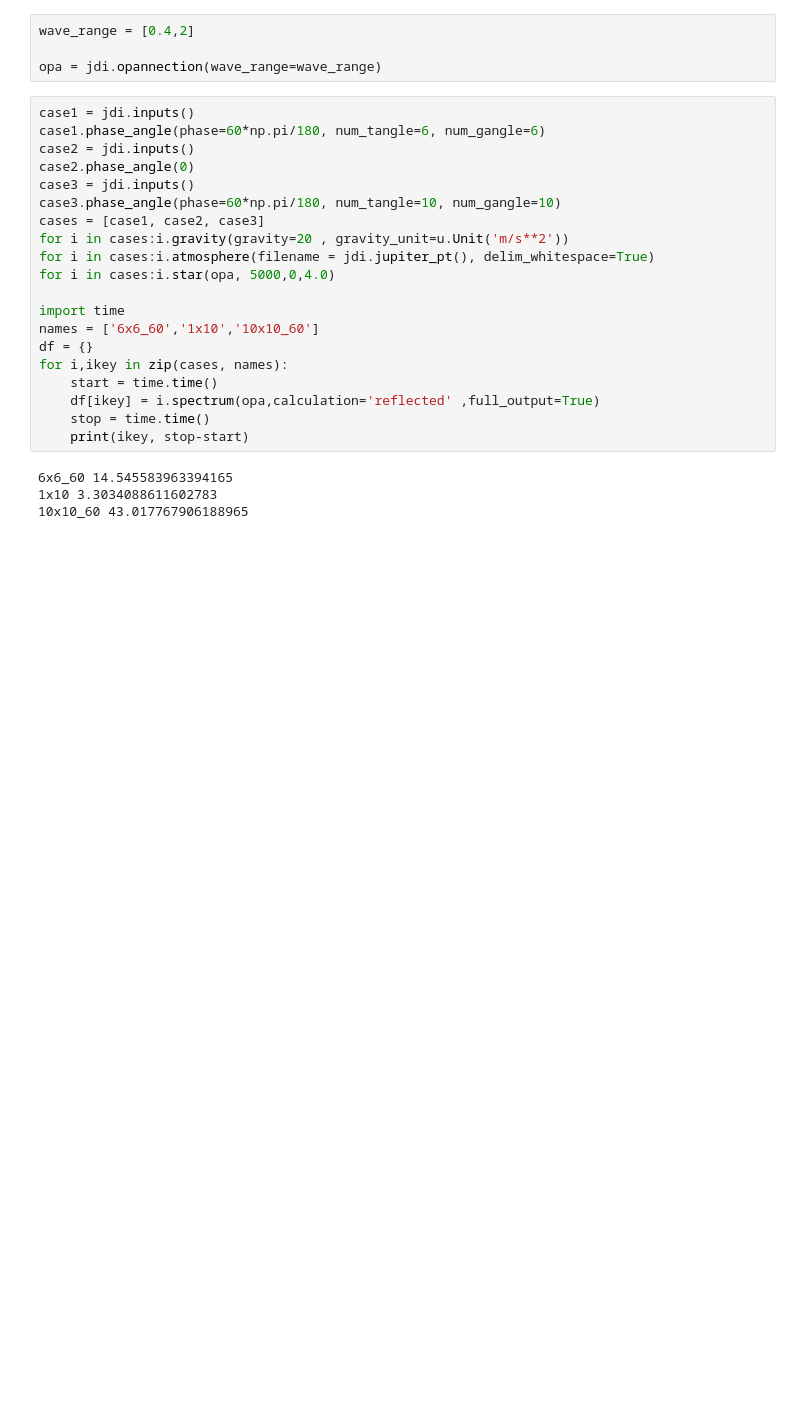
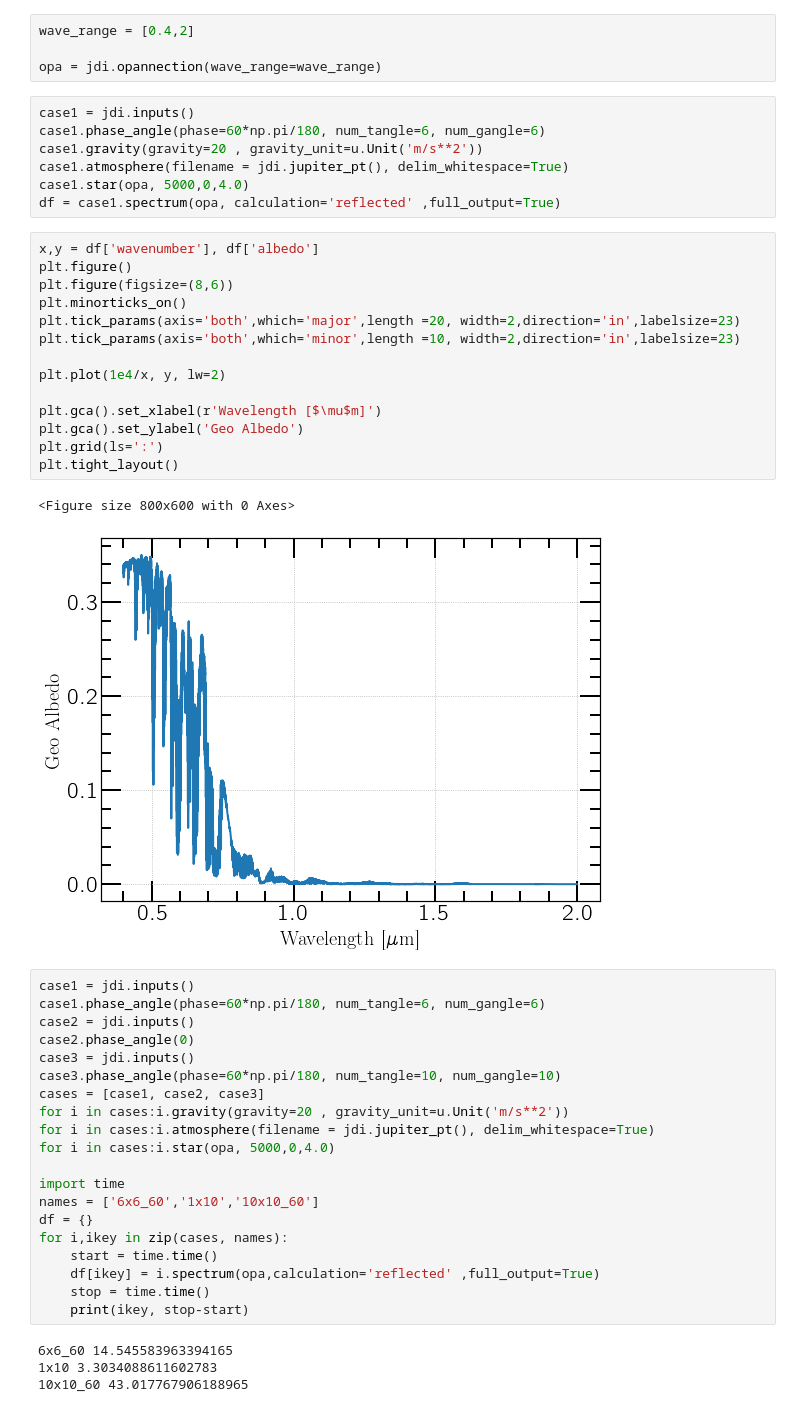
Before and after one commit to logan-pearce/Picaso-Reflected-Light, a Jupyter notebook: Combining models and observations/Adding Phase.ipynb, the cells around one changed output. Saved outputs shown, nothing was run; the diff lists cells and outputs as text; blank space fills up the shorter version.

```diff
--- a/Combining models and observations/Adding Phase.ipynb
+++ b/Combining models and observations/Adding Phase.ipynb
@@ -15,6 +15,30 @@ Loading BokehJS ...
 wave_range = [0.4,2]
 
 opa = jdi.opannection(wave_range=wave_range)
+# %%
+case1 = jdi.inputs()
+case1.phase_angle(phase=60*np.pi/180, num_tangle=6, num_gangle=6)
+case1.gravity(gravity=20 , gravity_unit=u.Unit('m/s**2'))
+case1.atmosphere(filename = jdi.jupiter_pt(), delim_whitespace=True)
+case1.star(opa, 5000,0,4.0)
+df = case1.spectrum(opa, calculation='reflected' ,full_output=True)
+# %%
+x,y = df['wavenumber'], df['albedo']
+plt.figure()
+plt.figure(figsize=(8,6))
+plt.minorticks_on()
+plt.tick_params(axis='both',which='major',length =20, width=2,direction='in',labelsize=23)
+plt.tick_params(axis='both',which='minor',length =10, width=2,direction='in',labelsize=23)
+
+plt.plot(1e4/x, y, lw=2)
+
+plt.gca().set_xlabel(r'Wavelength [$\mu$m]')
+plt.gca().set_ylabel('Geo Albedo')
+plt.grid(ls=':')
+plt.tight_layout()
+# %% [output]
+<Figure size 800x600 with 0 Axes>
+[figure, added]
 # %%
 case1 = jdi.inputs()
 case1.phase_angle(phase=60*np.pi/180, num_tangle=6, num_gangle=6)
```
Also changed, not shown: parts of 5 cells of this notebook, 17 other files.
